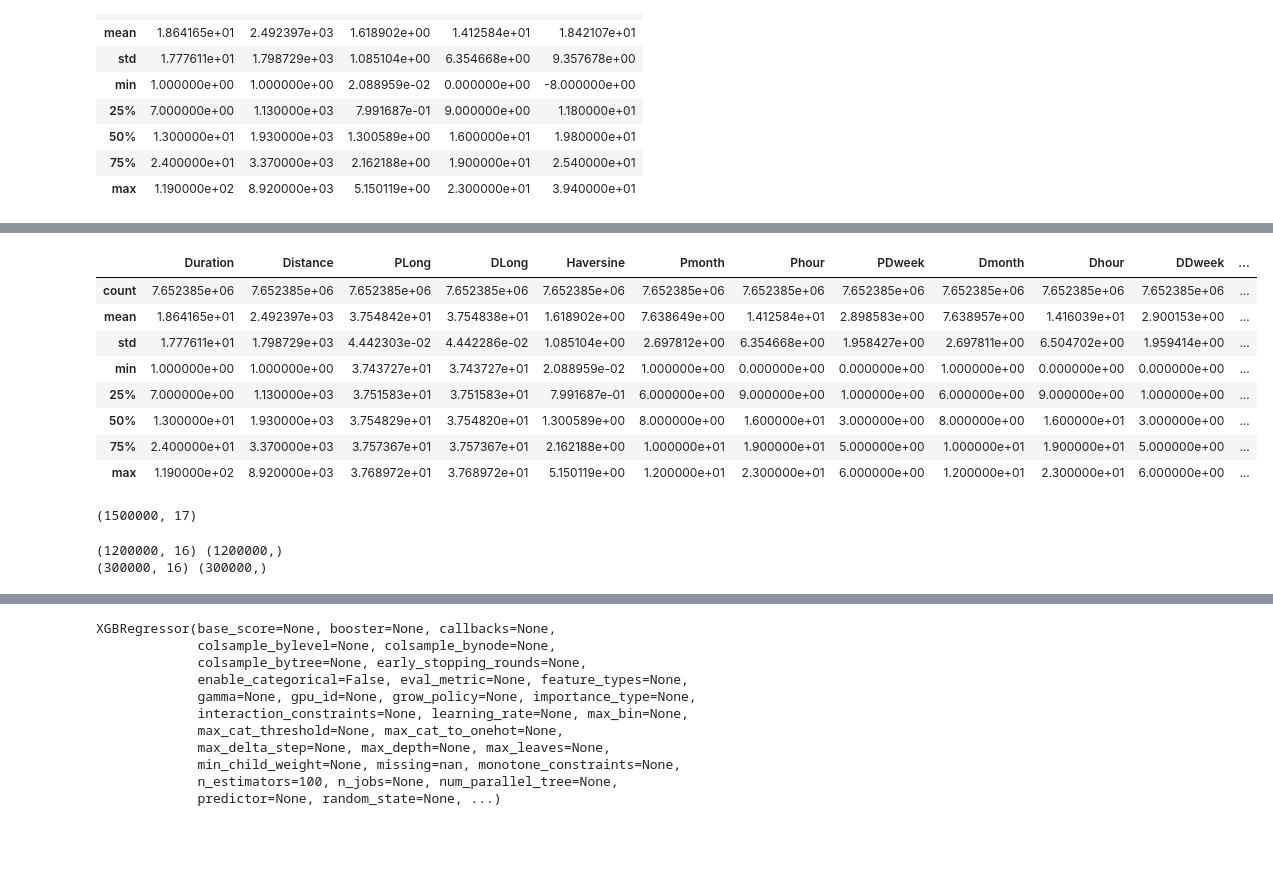
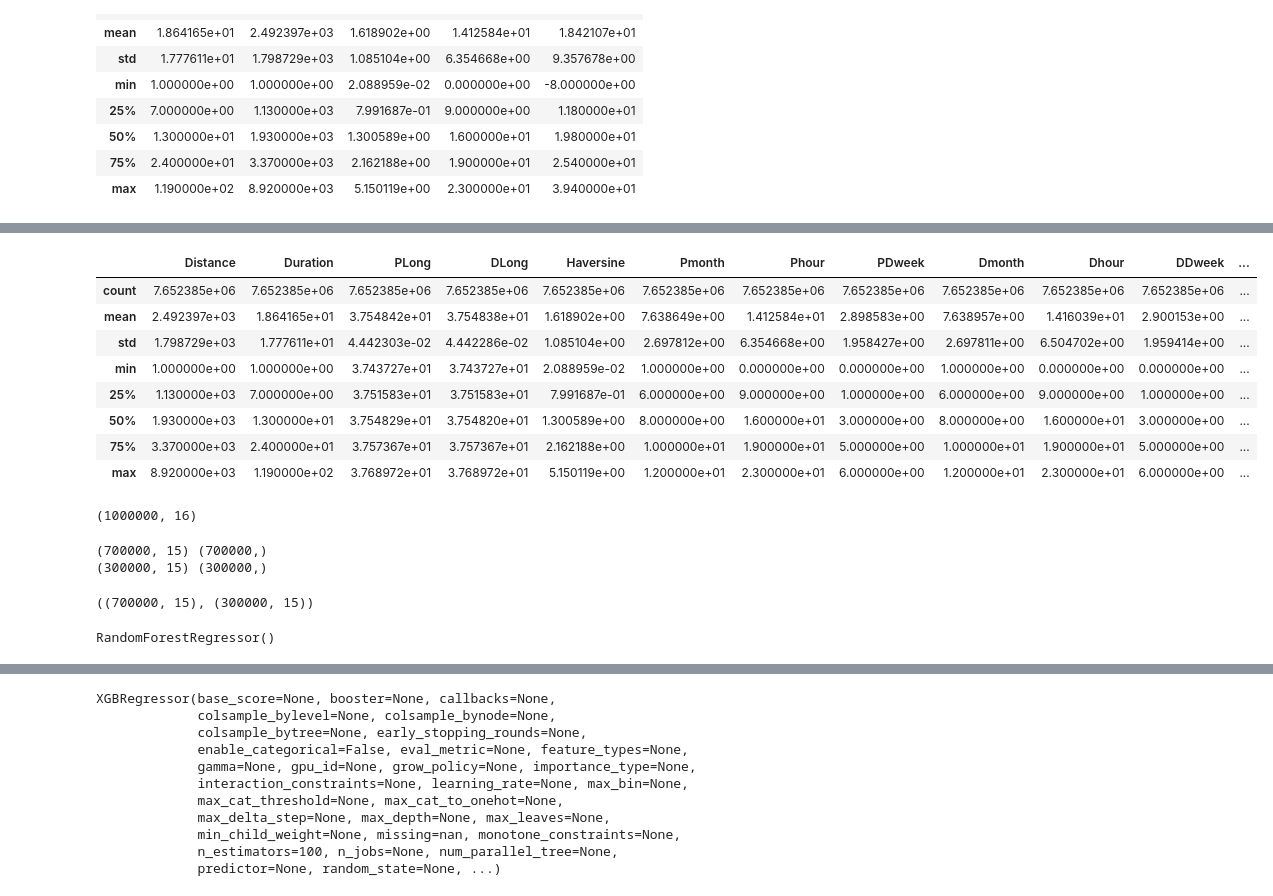
Before and after one commit to dp2292/CP01-Data-Alchemists, a Jupyter notebook: CP01_Data_Alchemists.ipynb, the cells around one changed output, grey strips where cells are left out. Cells and saved outputs as stored; diff of their text form; code cells hidden in the pictures; blank space fills up the shorter version.

```diff
--- a/CP01_Data_Alchemists.ipynb
+++ b/CP01_Data_Alchemists.ipynb
@@ -540,31 +556,42 @@ model_results = eval_models()
 # %%
 model_results
 # %%
-df = filtered_data.drop(["Snow", "Dmin", "Precip", "Dday", "Pday", "Pmin", "PLatd", "DLatd"], axis=1)
+# df = filtered_data.drop(["Snow", "Dmin", "Precip", "Dday", "Pday", "Pmin", "PLatd", "DLatd"], axis=1)
+feature_columns = ['Distance','Duration', 'PLong', 'DLong', 'Haversine', 'Pmonth', 'Phour', 'PDweek', 'Dmonth', 'Dhour', 'DDweek', 'Temp', 'Wind', 'Humid', 'Solar', 'GroundTemp']
+df = filtered_data[feature_columns]
 df.describe()
 # %% [output]
-|  | Duration | Distance | PLong | DLong | Haversine | Pmonth | Phour | PDweek | Dmonth | Dhour | DDweek | ... |
+|  | Distance | Duration | PLong | DLong | Haversine | Pmonth | Phour | PDweek | Dmonth | Dhour | DDweek | ... |
 | count | 7.652385e+06 | 7.652385e+06 | 7.652385e+06 | 7.652385e+06 | 7.652385e+06 | 7.652385e+06 | 7.652385e+06 | 7.652385e+06 | 7.652385e+06 | 7.652385e+06 | 7.652385e+06 | ... |
-| mean | 1.864165e+01 | 2.492397e+03 | 3.754842e+01 | 3.754838e+01 | 1.618902e+00 | 7.638649e+00 | 1.412584e+01 | 2.898583e+00 | 7.638957e+00 | 1.416039e+01 | 2.900153e+00 | ... |
-| std | 1.777611e+01 | 1.798729e+03 | 4.442303e-02 | 4.442286e-02 | 1.085104e+00 | 2.697812e+00 | 6.354668e+00 | 1.958427e+00 | 2.697811e+00 | 6.504702e+00 | 1.959414e+00 | ... |
+| mean | 2.492397e+03 | 1.864165e+01 | 3.754842e+01 | 3.754838e+01 | 1.618902e+00 | 7.638649e+00 | 1.412584e+01 | 2.898583e+00 | 7.638957e+00 | 1.416039e+01 | 2.900153e+00 | ... |
+| std | 1.798729e+03 | 1.777611e+01 | 4.442303e-02 | 4.442286e-02 | 1.085104e+00 | 2.697812e+00 | 6.354668e+00 | 1.958427e+00 | 2.697811e+00 | 6.504702e+00 | 1.959414e+00 | ... |
 | min | 1.000000e+00 | 1.000000e+00 | 3.743727e+01 | 3.743727e+01 | 2.088959e-02 | 1.000000e+00 | 0.000000e+00 | 0.000000e+00 | 1.000000e+00 | 0.000000e+00 | 0.000000e+00 | ... |
-| 25% | 7.000000e+00 | 1.130000e+03 | 3.751583e+01 | 3.751583e+01 | 7.991687e-01 | 6.000000e+00 | 9.000000e+00 | 1.000000e+00 | 6.000000e+00 | 9.000000e+00 | 1.000000e+00 | ... |
-| 50% | 1.300000e+01 | 1.930000e+03 | 3.754829e+01 | 3.754820e+01 | 1.300589e+00 | 8.000000e+00 | 1.600000e+01 | 3.000000e+00 | 8.000000e+00 | 1.600000e+01 | 3.000000e+00 | ... |
-| 75% | 2.400000e+01 | 3.370000e+03 | 3.757367e+01 | 3.757367e+01 | 2.162188e+00 | 1.000000e+01 | 1.900000e+01 | 5.000000e+00 | 1.000000e+01 | 1.900000e+01 | 5.000000e+00 | ... |
-| max | 1.190000e+02 | 8.920000e+03 | 3.768972e+01 | 3.768972e+01 | 5.150119e+00 | 1.200000e+01 | 2.300000e+01 | 6.000000e+00 | 1.200000e+01 | 2.300000e+01 | 6.000000e+00 | ... |
+| 25% | 1.130000e+03 | 7.000000e+00 | 3.751583e+01 | 3.751583e+01 | 7.991687e-01 | 6.000000e+00 | 9.000000e+00 | 1.000000e+00 | 6.000000e+00 | 9.000000e+00 | 1.000000e+00 | ... |
+| 50% | 1.930000e+03 | 1.300000e+01 | 3.754829e+01 | 3.754820e+01 | 1.300589e+00 | 8.000000e+00 | 1.600000e+01 | 3.000000e+00 | 8.000000e+00 | 1.600000e+01 | 3.000000e+00 | ... |
+| 75% | 3.370000e+03 | 2.400000e+01 | 3.757367e+01 | 3.757367e+01 | 2.162188e+00 | 1.000000e+01 | 1.900000e+01 | 5.000000e+00 | 1.000000e+01 | 1.900000e+01 | 5.000000e+00 | ... |
+| max | 8.920000e+03 | 1.190000e+02 | 3.768972e+01 | 3.768972e+01 | 5.150119e+00 | 1.200000e+01 | 2.300000e+01 | 6.000000e+00 | 1.200000e+01 | 2.300000e+01 | 6.000000e+00 | ... |
 # %%
-df = df.iloc[0:1500000]
+df = df.iloc[0:1000000]
 df.shape
 # %% [output]
-(1500000, 17)
+(1000000, 16)
 # %%
-X_train,X_test, y_train, y_test = train_test_split(df.drop(columns=['Duration']), df['Duration'], test_size=0.2, random_state=43)
+X_train,X_test, y_train, y_test = train_test_split(df.drop(columns=['Duration']), df['Duration'], test_size=0.3, random_state=43)
 print(X_train.shape, y_train.shape)
 print(X_test.shape, y_test.shape)
 # %% [output]
-(1200000, 16) (1200000,)
-(300000, 16) (300000,)
+(700000, 15) (700000,)
+(300000, 15) (300000,)
+# %%
+size_scaler = preprocessing.StandardScaler().fit(X_train)
+X_train_scaled = size_scaler.transform(X_train)
+X_test_scaled = size_scaler.transform(X_test)
+X_train_scaled.shape, X_test_scaled.shape
+# %% [output]
+((700000, 15), (300000, 15))
 # %%
 rfc = RandomForestRegressor()
-rfc.fit(X_train, y_train)
+rfc.fit(X_train_scaled, y_train)
+# %% [output]
+RandomForestRegressor()
 # %%
```
Also changed, not shown: parts of 12 cells of this notebook.
